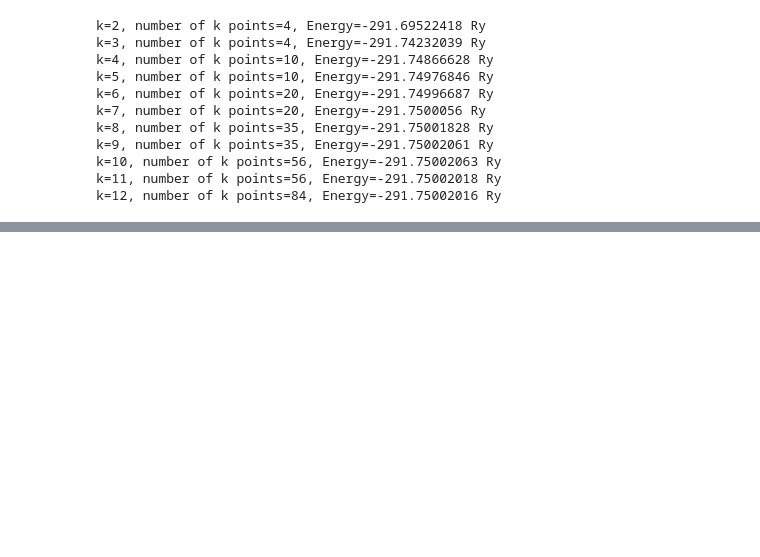
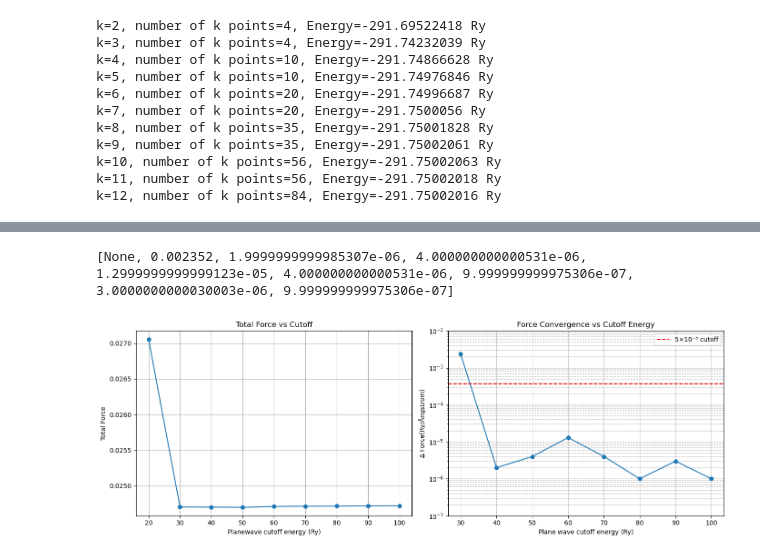
Before and after one commit to chemerzhc/Cornell-MSE5720-Assignment, a Jupyter notebook: HW1/HW1.ipynb, the cells around one changed output, grey strips where cells are left out. Drawn from its saved outputs; the diff is of its cells as text; code cells hidden in the pictures; blank space fills up the shorter version.

```diff
--- a/HW1/HW1.ipynb
+++ b/HW1/HW1.ipynb
@@ -185,0 +239,32 @@ plt.show()
+# %%
+delta_forces = []
+for i in range(len(forces)):
+    if i == 0 or forces[i] is None or forces[i-1] is None:
+        delta_forces.append(None)  # 第一个点没有前一个点
+    else:
+        delta_forces.append(abs(forces[i] - forces[i-1]))
+print(delta_forces)
+
+fig, axes = plt.subplots(1, 2, figsize=(14,5))
+
+axes[0].plot(cutoffs, forces, marker='o')
+axes[0].set_xlabel("Planewave cutoff energy (Ry)")
+axes[0].set_ylabel("Total Force")
+axes[0].set_title("Total Force vs Cutoff")
+axes[0].grid(True)
+
+axes[1].plot(cutoffs, delta_forces, marker='o')
+axes[1].axhline(5e-3/13.6, color='r', linestyle='--', label="5×10⁻³ cutoff")
+axes[1].set_xlabel("Plane wave cutoff energy (Ry)")
+axes[1].set_ylabel("Δ Force(Ry/Ångstrom)")
+axes[1].set_title("Force Convergence vs Cutoff Energy")
+axes[1].set_yscale('log')
+axes[1].set_ylim(1e-7, 1e-2)
+axes[1].grid(True, which='both', ls='--')
+axes[1].legend()
+
+plt.tight_layout()
+plt.show()
+# %% [output]
+[None, 0.002352, 1.9999999999985307e-06, 4.000000000000531e-06, 1.2999999999999123e-05, 4.000000000000531e-06, 9.999999999975306e-07, 3.0000000000030003e-06, 9.999999999975306e-07]
+[figure, added]
```
Also changed, not shown: parts of 13 cells of this notebook.
